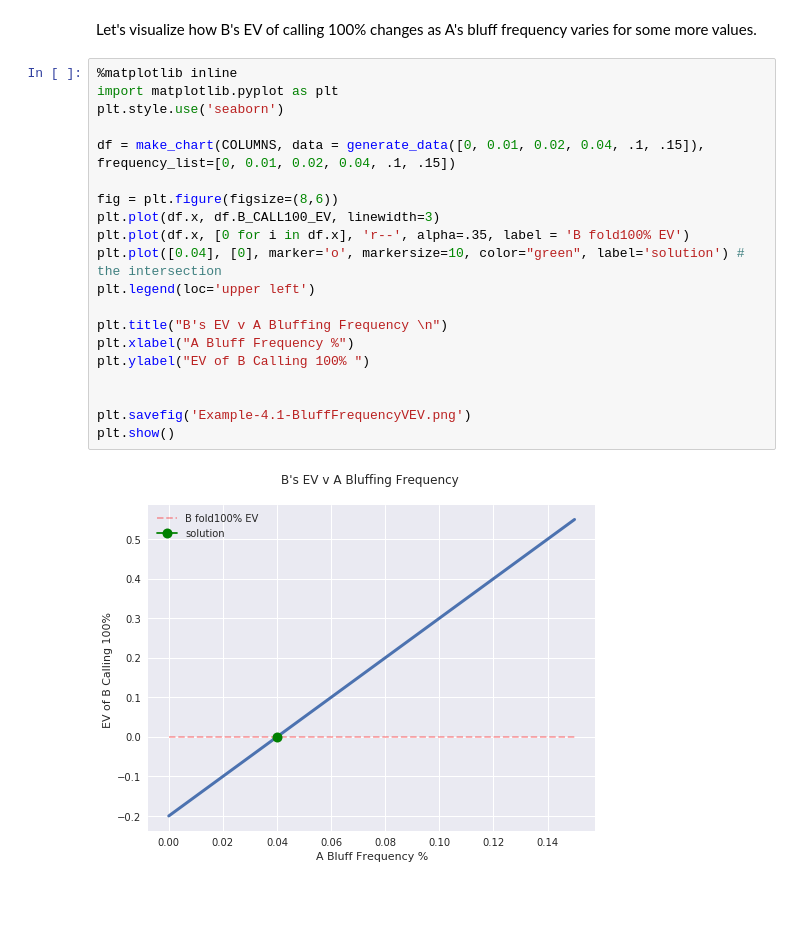
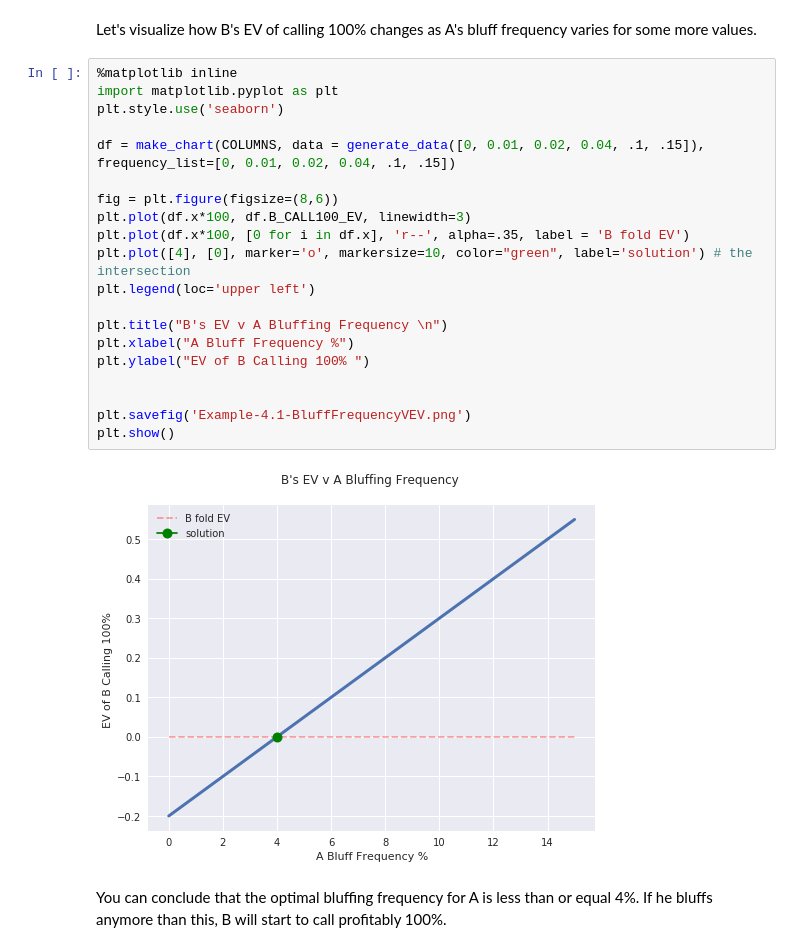
Before and after one commit to HigginTown/mathematics-of-poker, a Jupyter notebook: chapter_notebooks/part_two/p2c4.ipynb, the cells around one changed output. Cells and saved outputs as stored; diff of their text form; blank space fills up the shorter version.

Commit message:
new image

```diff
--- a/chapter_notebooks/part_two/p2c4.ipynb
+++ b/chapter_notebooks/part_two/p2c4.ipynb
@@ -85,22 +85,24 @@ Let's visualize how B's EV of calling 100% changes as A's bluff frequency varies
 # %%
 %matplotlib inline
 import matplotlib.pyplot as plt
 plt.style.use('seaborn')
 
 df = make_chart(COLUMNS, data = generate_data([0, 0.01, 0.02, 0.04, .1, .15]), frequency_list=[0, 0.01, 0.02, 0.04, .1, .15])
 
 fig = plt.figure(figsize=(8,6))
-plt.plot(df.x, df.B_CALL100_EV, linewidth=3)
-plt.plot(df.x, [0 for i in df.x], 'r--', alpha=.35, label = 'B fold100% EV')
-plt.plot([0.04], [0], marker='o', markersize=10, color="green", label='solution') # the intersection
+plt.plot(df.x*100, df.B_CALL100_EV, linewidth=3)
+plt.plot(df.x*100, [0 for i in df.x], 'r--', alpha=.35, label = 'B fold EV')
+plt.plot([4], [0], marker='o', markersize=10, color="green", label='solution') # the intersection
 plt.legend(loc='upper left')
 
 plt.title("B's EV v A Bluffing Frequency \n")
 plt.xlabel("A Bluff Frequency %")
 plt.ylabel("EV of B Calling 100% ")
 
 
 plt.savefig('Example-4.1-BluffFrequencyVEV.png')
 plt.show()
 # %% [output]
-[figure, old version]
+[figure, new version]
+# %% [markdown]
+You can conclude that the optimal bluffing frequency for A is less than or equal 4%. If he bluffs anymore than this, B will start to call profitably 100%.
```
Also changed, not shown: parts of 17 cells of this notebook, 3 other files.
